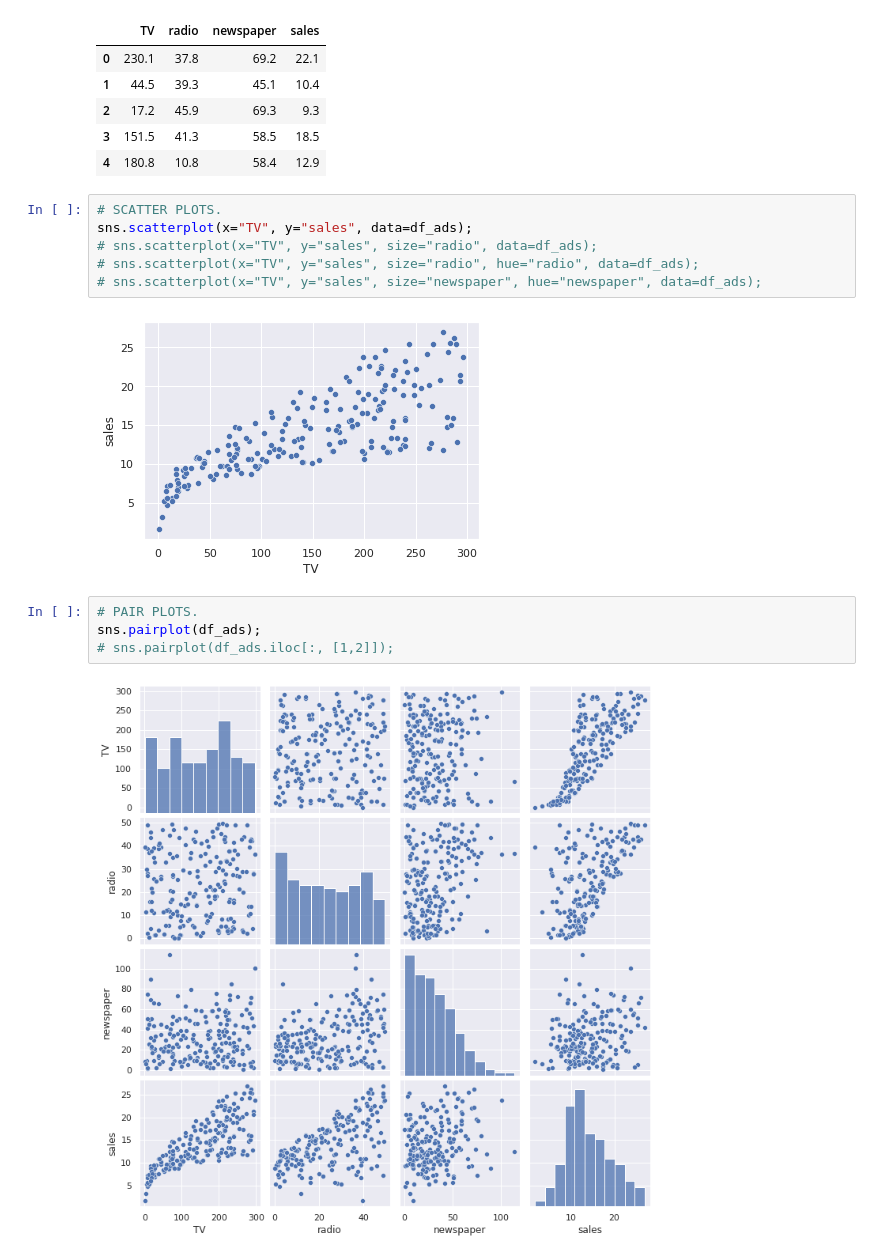
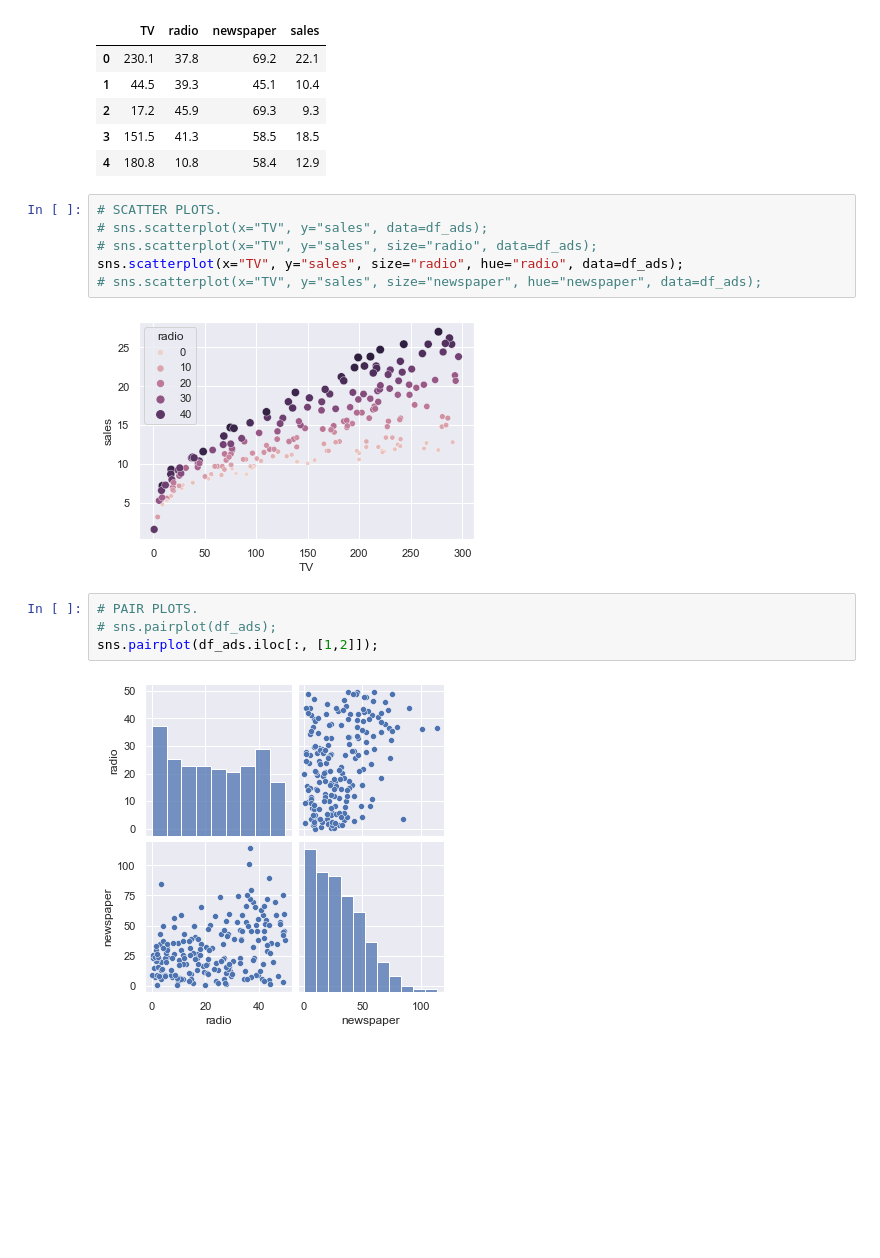
Before and after one commit to placenciohid/GB705, a Jupyter notebook: Stats_Using_Python_Seaborn.ipynb, the cells around one changed output. Saved outputs shown, nothing was run; the diff lists cells and outputs as text; blank space fills up the shorter version.

```diff
--- a/Stats_Using_Python_Seaborn.ipynb
+++ b/Stats_Using_Python_Seaborn.ipynb
@@ -64,15 +65,15 @@ df_ads.head(5)
 | 4 | 180.8 | 10.8 | 58.4 | 12.9 |
 # %%
 # SCATTER PLOTS.
-sns.scatterplot(x="TV", y="sales", data=df_ads);
+# sns.scatterplot(x="TV", y="sales", data=df_ads);
 # sns.scatterplot(x="TV", y="sales", size="radio", data=df_ads);
-# sns.scatterplot(x="TV", y="sales", size="radio", hue="radio", data=df_ads);
+sns.scatterplot(x="TV", y="sales", size="radio", hue="radio", data=df_ads);
 # sns.scatterplot(x="TV", y="sales", size="newspaper", hue="newspaper", data=df_ads);
 # %% [output]
-[figure, old version]
+[figure, new version]
 # %%
 # PAIR PLOTS.
-sns.pairplot(df_ads);
-# sns.pairplot(df_ads.iloc[:, [1,2]]);
+# sns.pairplot(df_ads);
+sns.pairplot(df_ads.iloc[:, [1,2]]);
 # %% [output]
-[figure, old version]
+[figure, new version]
```
Also changed, not shown: parts of 4 cells of this notebook, 7 other files.
